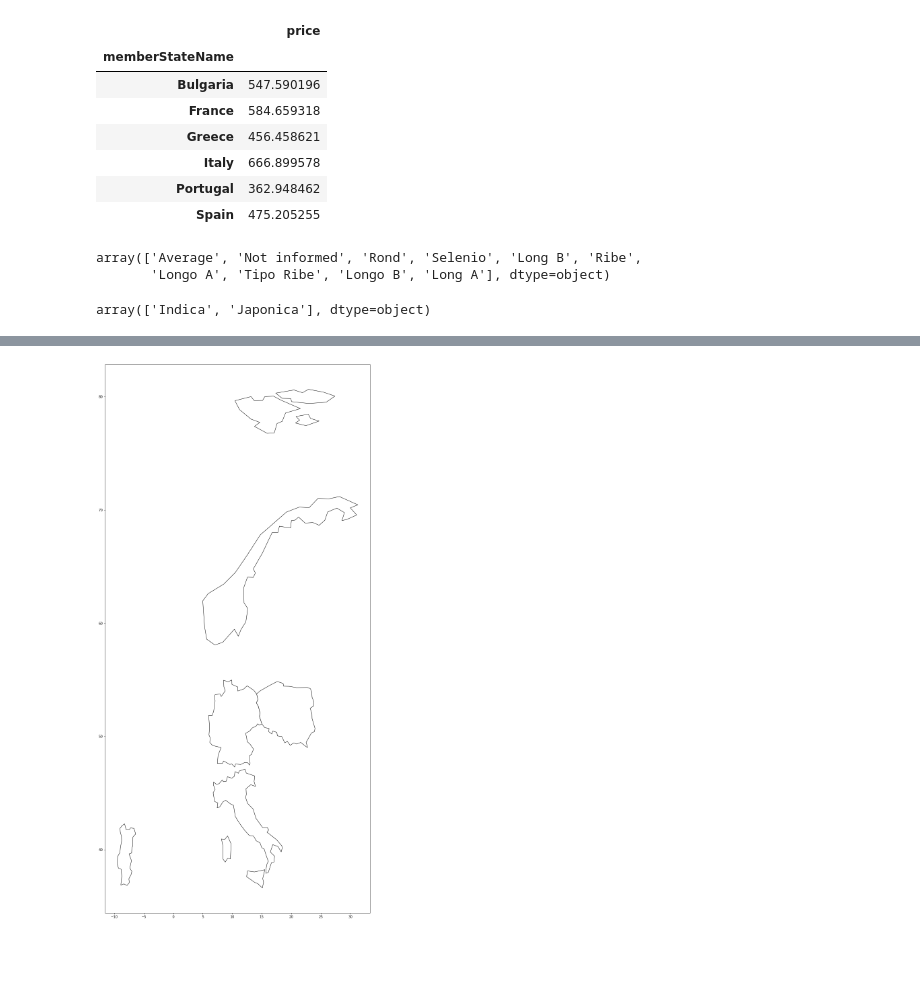
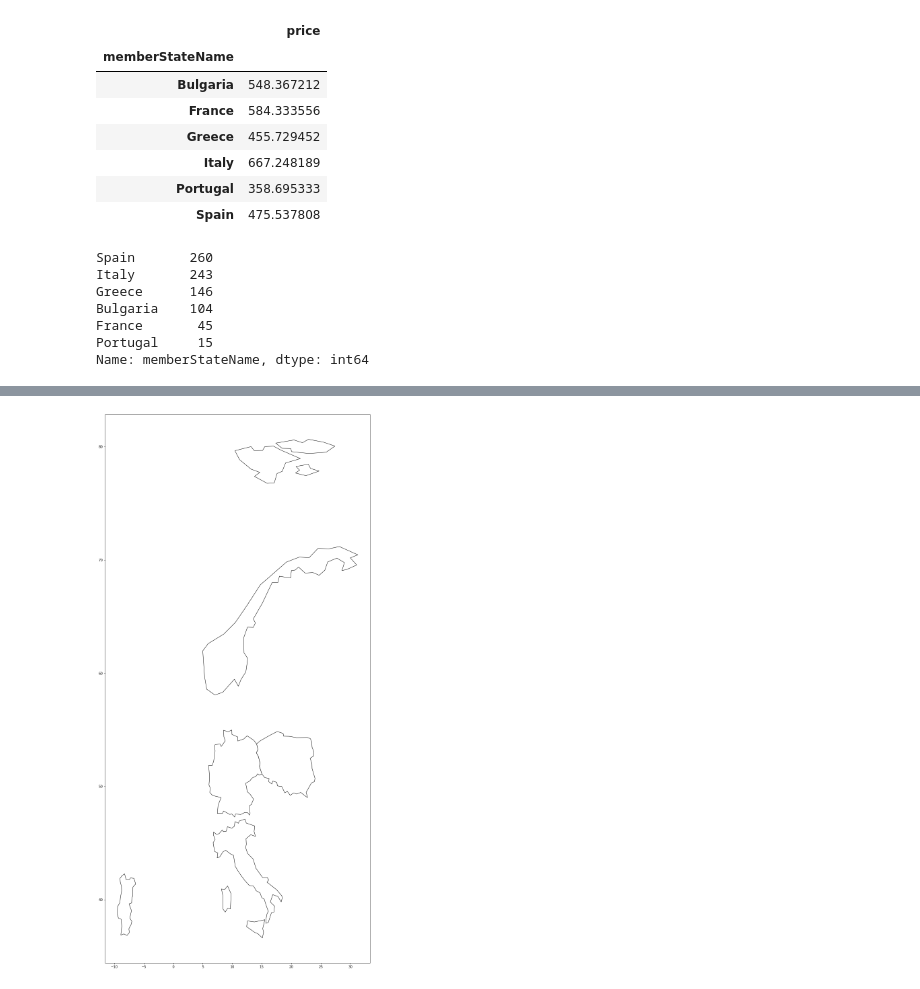
Before and after one commit to JohnsenClasses/final-project-schneider-thapa-koirala, a Jupyter notebook: euriceinfo.ipynb, the cells around one changed output, grey strips where cells are left out. Cells and saved outputs as stored; diff of their text form; code cells hidden in the pictures; blank space fills up the shorter version.

```diff
--- a/euriceinfo.ipynb
+++ b/euriceinfo.ipynb
@@ -7,5 +7,5 @@ import geopandas as gpd
 import matplotlib.pyplot as plt
 # %%
 #requesting data for the price of rice in EU member states
-riceprice=requests.get("https://www.ec.europa.eu/agrifood/api/rice/prices?beginDate=01/01/2020&endDate=01/01/2021")
+riceprice=requests.get("https://www.ec.europa.eu/agrifood/api/rice/prices?")
 # %%
@@ -15,7 +41,9 @@ df_riceprice["price"]=df_riceprice["price"].str.replace("€","")
 # %%
+# formating the beginDate and endDate into Datetime data type
 df_riceprice["beginDate"]=pd.to_datetime(df_riceprice["beginDate"],yearfirst=True)
 df_riceprice["endDate"]=pd.to_datetime(df_riceprice["endDate"],yearfirst=True)
-df_riceprice["price"]=pd.to_numeric(df_riceprice["price"])
-df_riceprice.info()
+display(df_riceprice.info())
+df_riceprice.set_index(df_riceprice["beginDate"],inplace=True)
+df_riceprice.drop(columns=["beginDate"],inplace=True)
 # %% [output]
 <class 'pandas.core.frame.DataFrame'>
@@ -54,0 +68,5 @@ df_riceprice
+# %%
+
+##filtering data for year 2020
+df_riceprice2020=df_riceprice["2020-01-01":"2021-01-01"].sort_index()
+display(df_riceprice2020)
@@ -55,20 +88,22 @@ df_riceprice
 # %%
-df_riceprice.groupby(["memberStateName"]).mean().drop(columns={"weekNumber"})
+avg_price_country=df_riceprice2020.groupby(["memberStateName"]).mean().drop(columns={"weekNumber"})
+display(avg_price_country)
 # %% [output]
 |  | price |
 | memberStateName |  |
-| Bulgaria | 547.590196 |
-| France | 584.659318 |
-| Greece | 456.458621 |
-| Italy | 666.899578 |
-| Portugal | 362.948462 |
-| Spain | 475.205255 |
+| Bulgaria | 548.367212 |
+| France | 584.333556 |
+| Greece | 455.729452 |
+| Italy | 667.248189 |
+| Portugal | 358.695333 |
+| Spain | 475.537808 |
-# %%
-df_riceprice.variety.unique()
-# %% [output]
-array(['Average', 'Not informed', 'Rond', 'Selenio', 'Long B', 'Ribe',
-       'Longo A', 'Tipo Ribe', 'Longo B', 'Long A'], dtype=object)
-# %%
-df_riceprice.type.unique()
-# %% [output]
-array(['Indica', 'Japonica'], dtype=object)
+# %%
+df_riceprice2020["memberStateName"].value_counts()
+# %% [output]
+Spain       260
+Italy       243
+Greece      146
+Bulgaria    104
+France       45
+Portugal     15
+Name: memberStateName, dtype: int64
```
Also changed, not shown: parts of 8 cells of this notebook.
